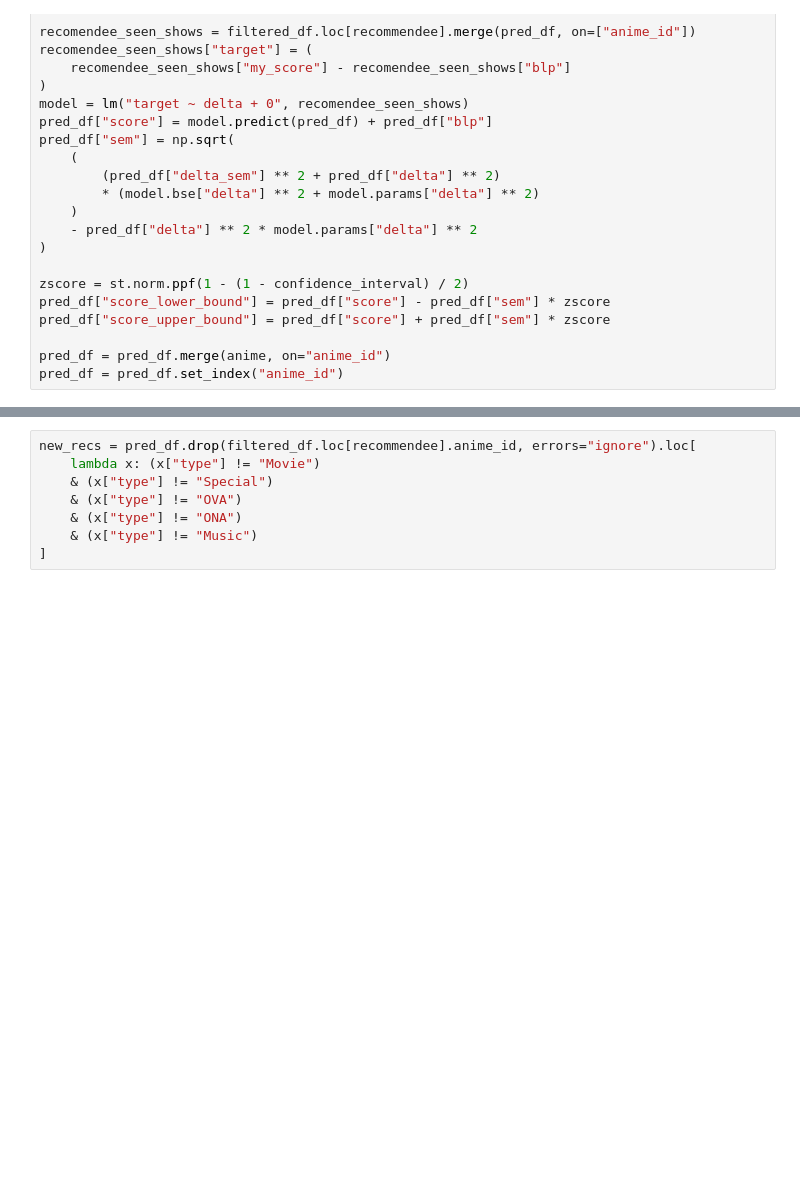
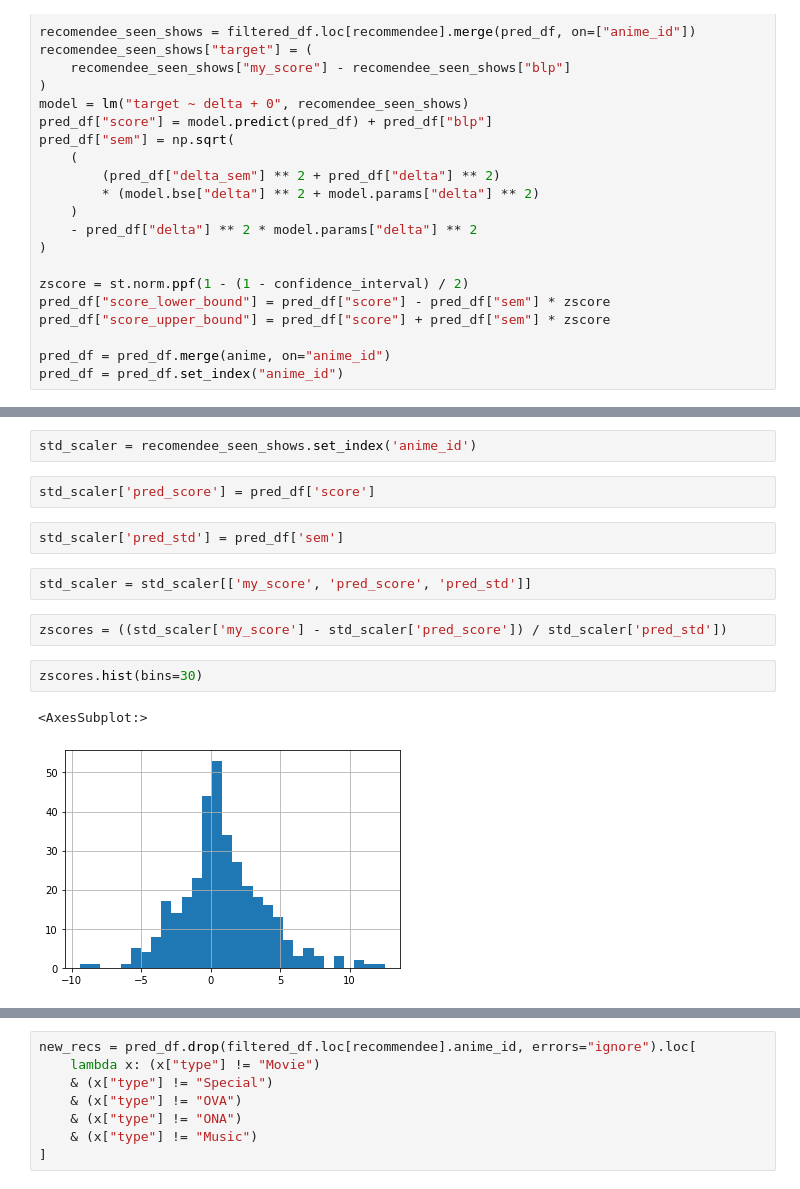
Before and after one commit to Fro116/RecommenderSystem, a Jupyter notebook: notebooks/Sandbox/UserUserNormalization.ipynb, the cells around one changed output, grey strips where cells are left out. Drawn from its saved outputs; the diff is of its cells as text; blank space fills up the shorter version.

```diff
--- a/notebooks/Sandbox/UserUserNormalization.ipynb
+++ b/notebooks/Sandbox/UserUserNormalization.ipynb
@@ -293,0 +290,15 @@ Notes:
+# %%
+std_scaler = recomendee_seen_shows.set_index('anime_id')
+# %%
+std_scaler['pred_score'] = pred_df['score']
+# %%
+std_scaler['pred_std'] = pred_df['sem']
+# %%
+std_scaler = std_scaler[['my_score', 'pred_score', 'pred_std']]
+# %%
+zscores = ((std_scaler['my_score'] - std_scaler['pred_score']) / std_scaler['pred_std'])
+# %%
+zscores.hist(bins=30)
+# %% [output]
+<AxesSubplot:>
+[figure, added]
```
Also changed, not shown: parts of 24 cells of this notebook, 5 other files.
